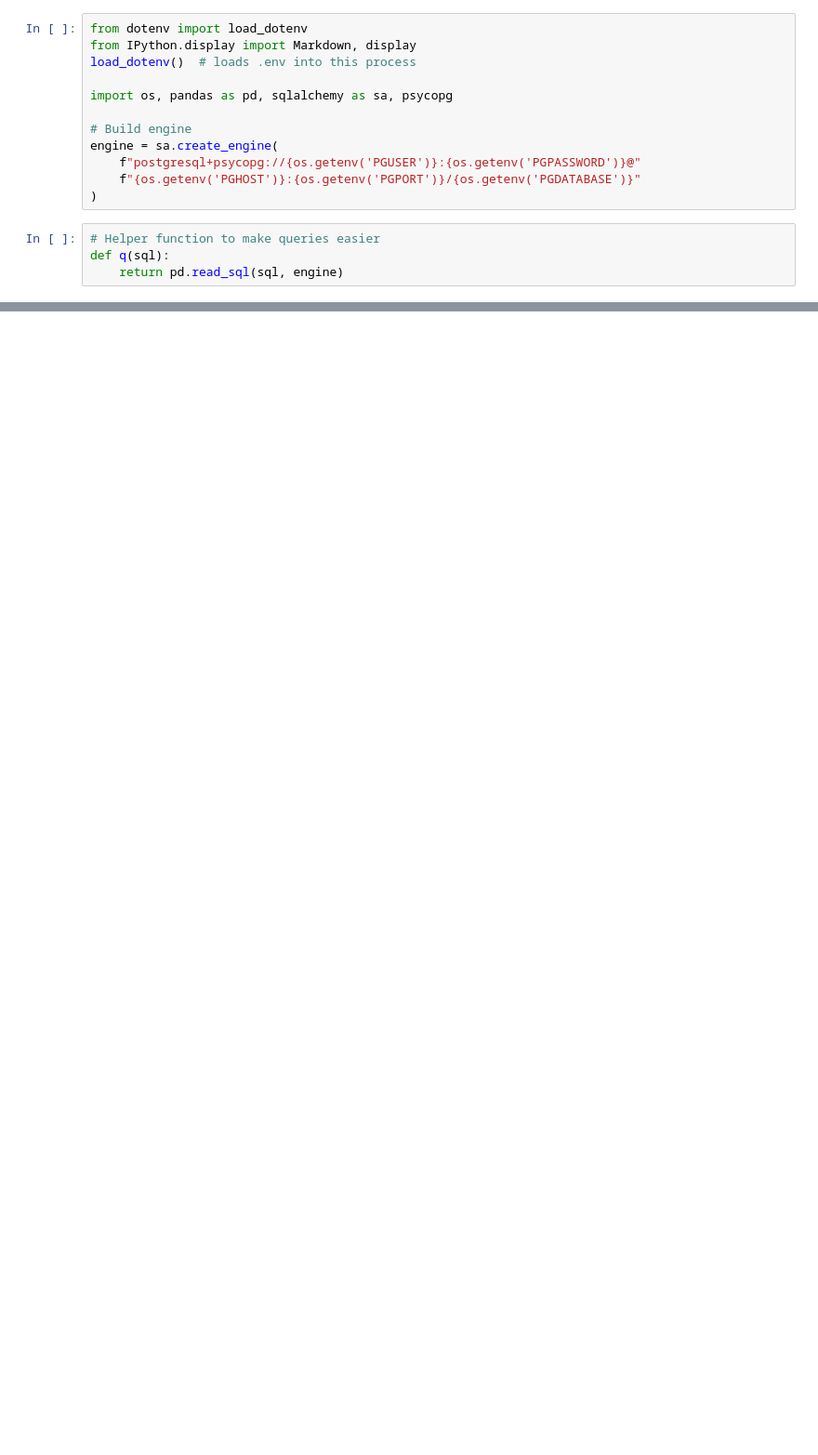
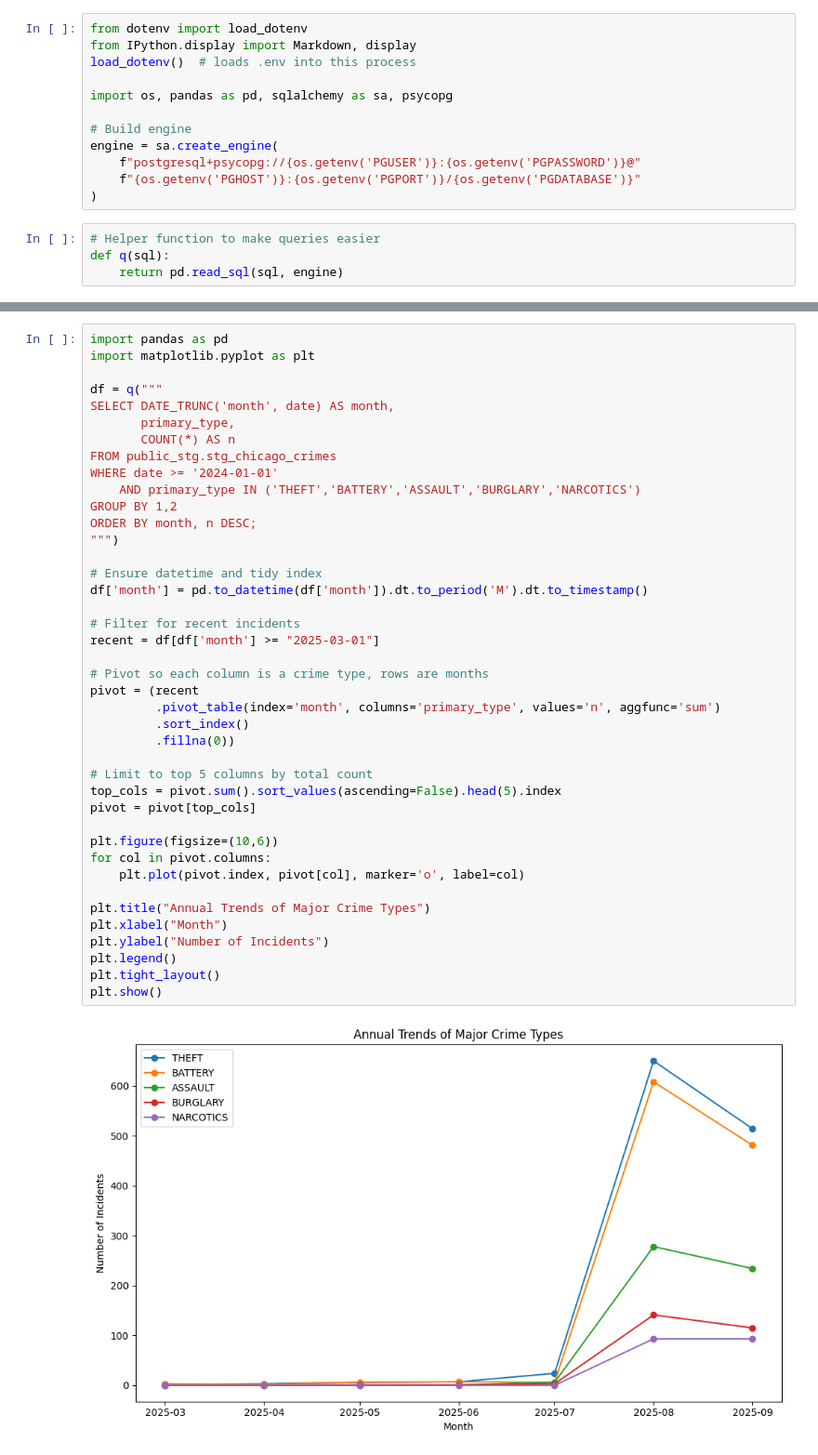
Before and after one commit to Jonah-Schwartz521/Chicago_Crime_Pipeline, a Jupyter notebook: notebooks/eda/eda.ipynb, the cells around one changed output, grey strips where cells are left out. Shown: that part at 93% size. Drawn from its saved outputs; the diff is of its cells as text; blank space fills up the shorter version.

Commit message:
notebooks/eda: created a line chart for monthly crime trends

```diff
--- a/notebooks/eda/eda.ipynb
+++ b/notebooks/eda/eda.ipynb
@@ -180,0 +205,43 @@ LIMIT 15;
+# %%
+import pandas as pd
+import matplotlib.pyplot as plt
+
+df = q("""
+SELECT DATE_TRUNC('month', date) AS month,
+       primary_type,
+       COUNT(*) AS n
+FROM public_stg.stg_chicago_crimes
+WHERE date >= '2024-01-01'
+    AND primary_type IN ('THEFT','BATTERY','ASSAULT','BURGLARY','NARCOTICS')
+GROUP BY 1,2
+ORDER BY month, n DESC;
+""")
+
+# Ensure datetime and tidy index
+df['month'] = pd.to_datetime(df['month']).dt.to_period('M').dt.to_timestamp()
+
+# Filter for recent incidents
+recent = df[df['month'] >= "2025-03-01"]
+
+# Pivot so each column is a crime type, rows are months
+pivot = (recent
+         .pivot_table(index='month', columns='primary_type', values='n', aggfunc='sum')
+         .sort_index()
+         .fillna(0))
+
+# Limit to top 5 columns by total count
+top_cols = pivot.sum().sort_values(ascending=False).head(5).index
+pivot = pivot[top_cols]
+
+plt.figure(figsize=(10,6))
+for col in pivot.columns:
+    plt.plot(pivot.index, pivot[col], marker='o', label=col)
+
+plt.title("Annual Trends of Major Crime Types")
+plt.xlabel("Month")
+plt.ylabel("Number of Incidents")
+plt.legend()
+plt.tight_layout()
+plt.show()
+# %% [output]
+[figure, added]
```
Also changed, not shown: parts of 9 cells of this notebook.
